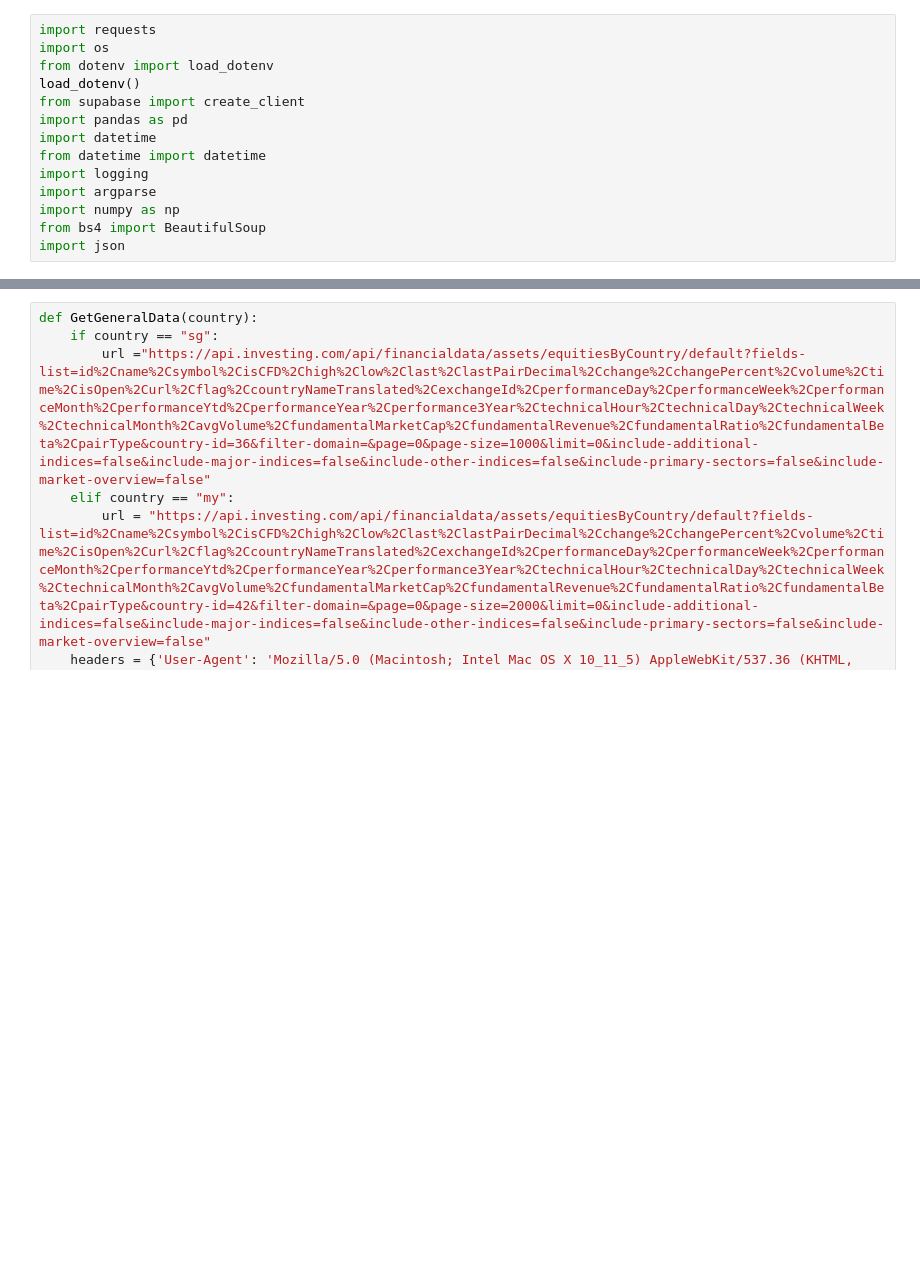
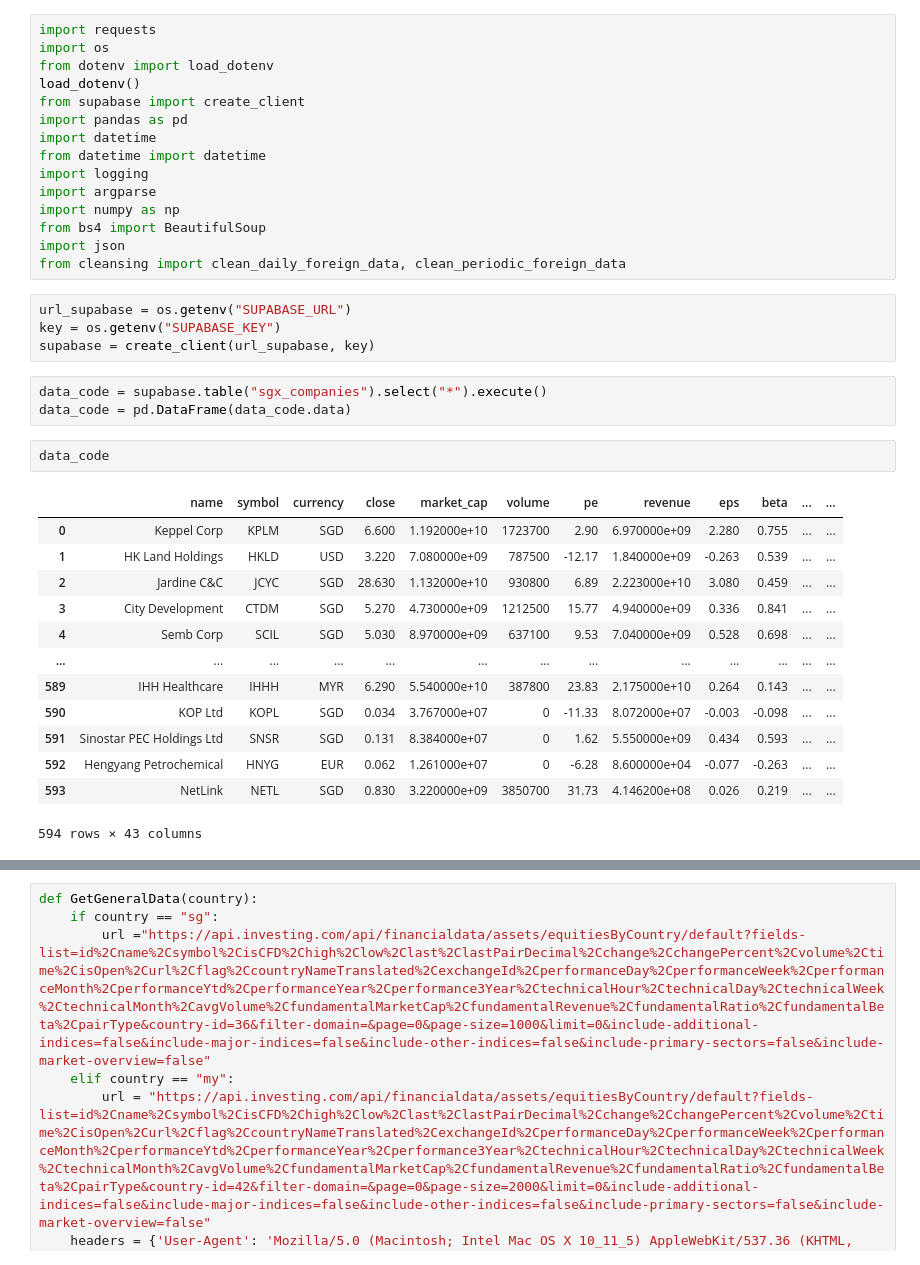
Before and after one commit to supertypeai/sectors_sg_my_data_updater, a Jupyter notebook: sg_my_scraper.ipynb, the cells around one changed output, grey strips where cells are left out. Drawn from its saved outputs; the diff is of its cells as text; blank space fills up the shorter version.

```diff
--- a/sg_my_scraper.ipynb
+++ b/sg_my_scraper.ipynb
@@ -12,3 +12,27 @@ import argparse
 import numpy as np
 from bs4 import BeautifulSoup
 import json
+from cleansing import clean_daily_foreign_data, clean_periodic_foreign_data
+# %%
+url_supabase = os.getenv("SUPABASE_URL")
+key = os.getenv("SUPABASE_KEY")
+supabase = create_client(url_supabase, key)
+# %%
+data_code = supabase.table("sgx_companies").select("*").execute()
+data_code = pd.DataFrame(data_code.data)
+# %%
+data_code
+# %% [output]
+|  | name | symbol | currency | close | market_cap | volume | pe | revenue | eps | beta | ... | ... |
+| 0 | Keppel Corp | KPLM | SGD | 6.600 | 1.192000e+10 | 1723700 | 2.90 | 6.970000e+09 | 2.280 | 0.755 | ... | ... |
+| 1 | HK Land Holdings | HKLD | USD | 3.220 | 7.080000e+09 | 787500 | -12.17 | 1.840000e+09 | -0.263 | 0.539 | ... | ... |
+| 2 | Jardine C&C | JCYC | SGD | 28.630 | 1.132000e+10 | 930800 | 6.89 | 2.223000e+10 | 3.080 | 0.459 | ... | ... |
+| 3 | City Development | CTDM | SGD | 5.270 | 4.730000e+09 | 1212500 | 15.77 | 4.940000e+09 | 0.336 | 0.841 | ... | ... |
+| 4 | Semb Corp | SCIL | SGD | 5.030 | 8.970000e+09 | 637100 | 9.53 | 7.040000e+09 | 0.528 | 0.698 | ... | ... |
+| ... | ... | ... | ... | ... | ... | ... | ... | ... | ... | ... | ... | ... |
+| 589 | IHH Healthcare | IHHH | MYR | 6.290 | 5.540000e+10 | 387800 | 23.83 | 2.175000e+10 | 0.264 | 0.143 | ... | ... |
+| 590 | KOP Ltd | KOPL | SGD | 0.034 | 3.767000e+07 | 0 | -11.33 | 8.072000e+07 | -0.003 | -0.098 | ... | ... |
+| 591 | Sinostar PEC Holdings Ltd | SNSR | SGD | 0.131 | 8.384000e+07 | 0 | 1.62 | 5.550000e+09 | 0.434 | 0.593 | ... | ... |
+| 592 | Hengyang Petrochemical | HNYG | EUR | 0.062 | 1.261000e+07 | 0 | -6.28 | 8.600000e+04 | -0.077 | -0.263 | ... | ... |
+| 593 | NetLink | NETL | SGD | 0.830 | 3.220000e+09 | 3850700 | 31.73 | 4.146200e+08 | 0.026 | 0.219 | ... | ... |
+594 rows × 43 columns
```
Also changed, not shown: parts of 11 cells of this notebook, 6 other files.
